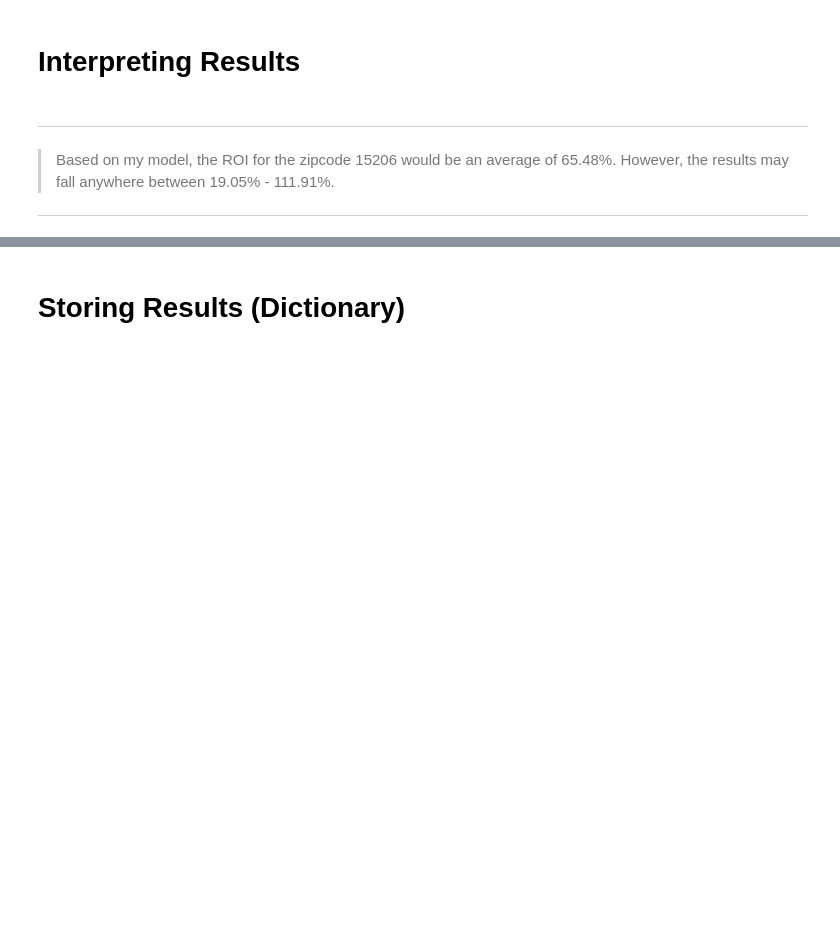
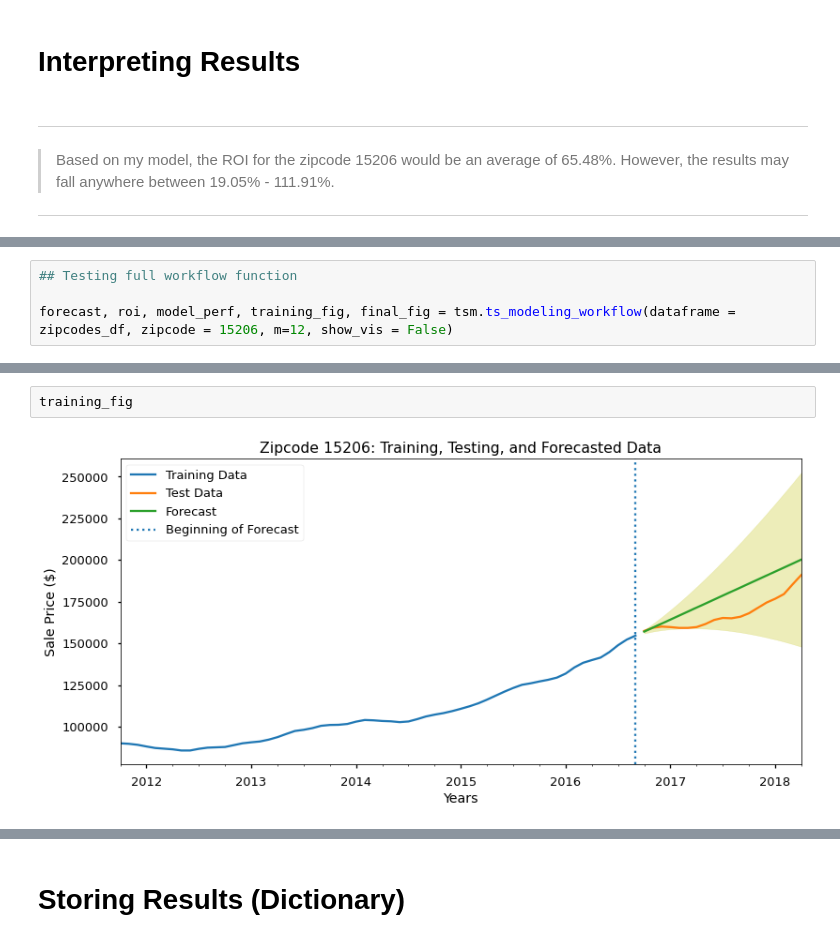
Before and after one commit to BenJMcCarty/Best_of_the_Burgh, a Jupyter notebook: workbooks/WIP_Main_Notebook.ipynb, the cells around one changed output, grey strips where cells are left out. Saved outputs shown, nothing was run; the diff lists cells and outputs as text; blank space fills up the shorter version.

Commit message:
Finalized workflow - prep for dictonary

```diff
--- a/workbooks/WIP_Main_Notebook.ipynb
+++ b/workbooks/WIP_Main_Notebook.ipynb
@@ -1207,0 +1099,4 @@ None
+# %%
+## Testing full workflow function
+
+forecast, roi, model_perf, training_fig, final_fig = tsm.ts_modeling_workflow(dataframe = zipcodes_df, zipcode = 15206, m=12, show_vis = False)
@@ -1207,0 +1153,4 @@ None
+# %%
+training_fig
+# %% [output]
+[figure, added]
```
Also changed, not shown: parts of 25 cells of this notebook, 1 other file.
